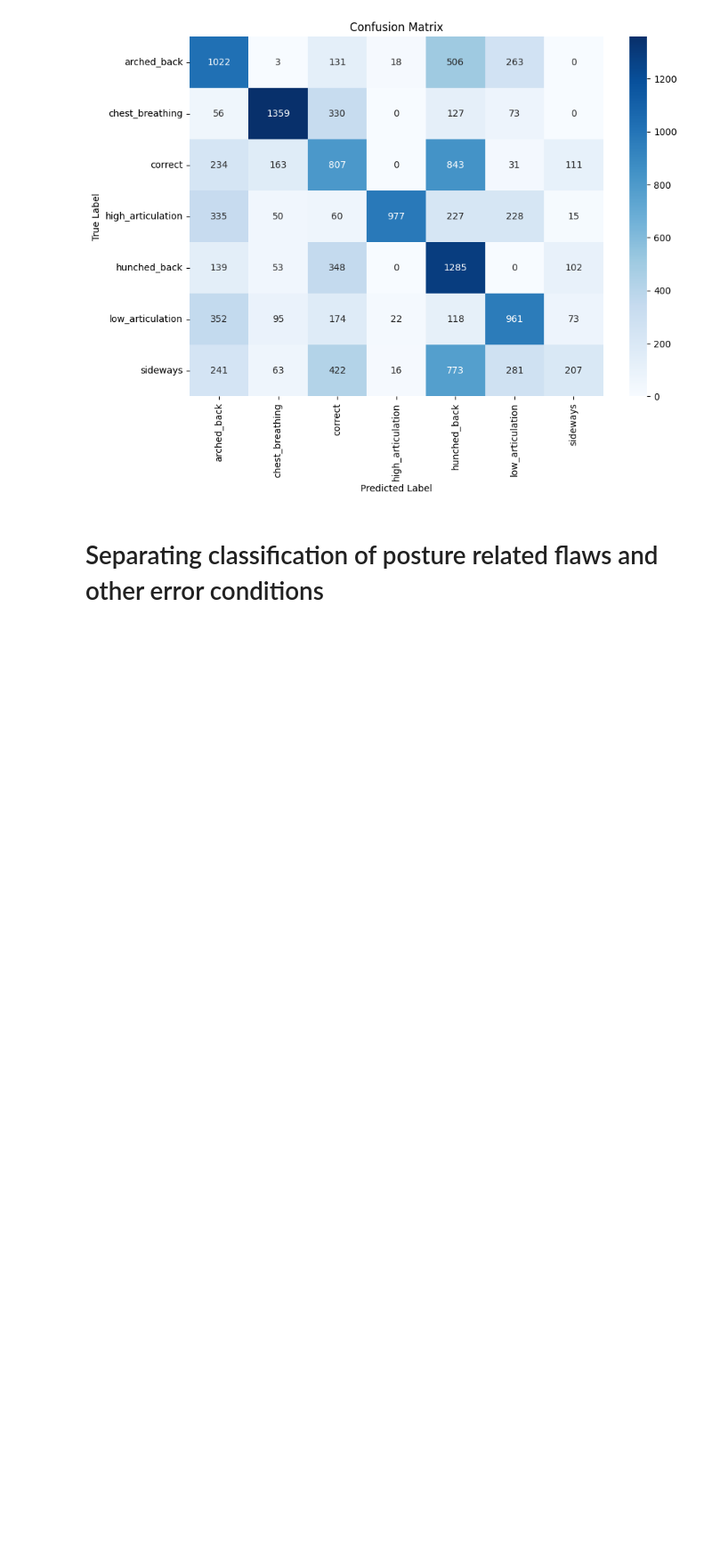
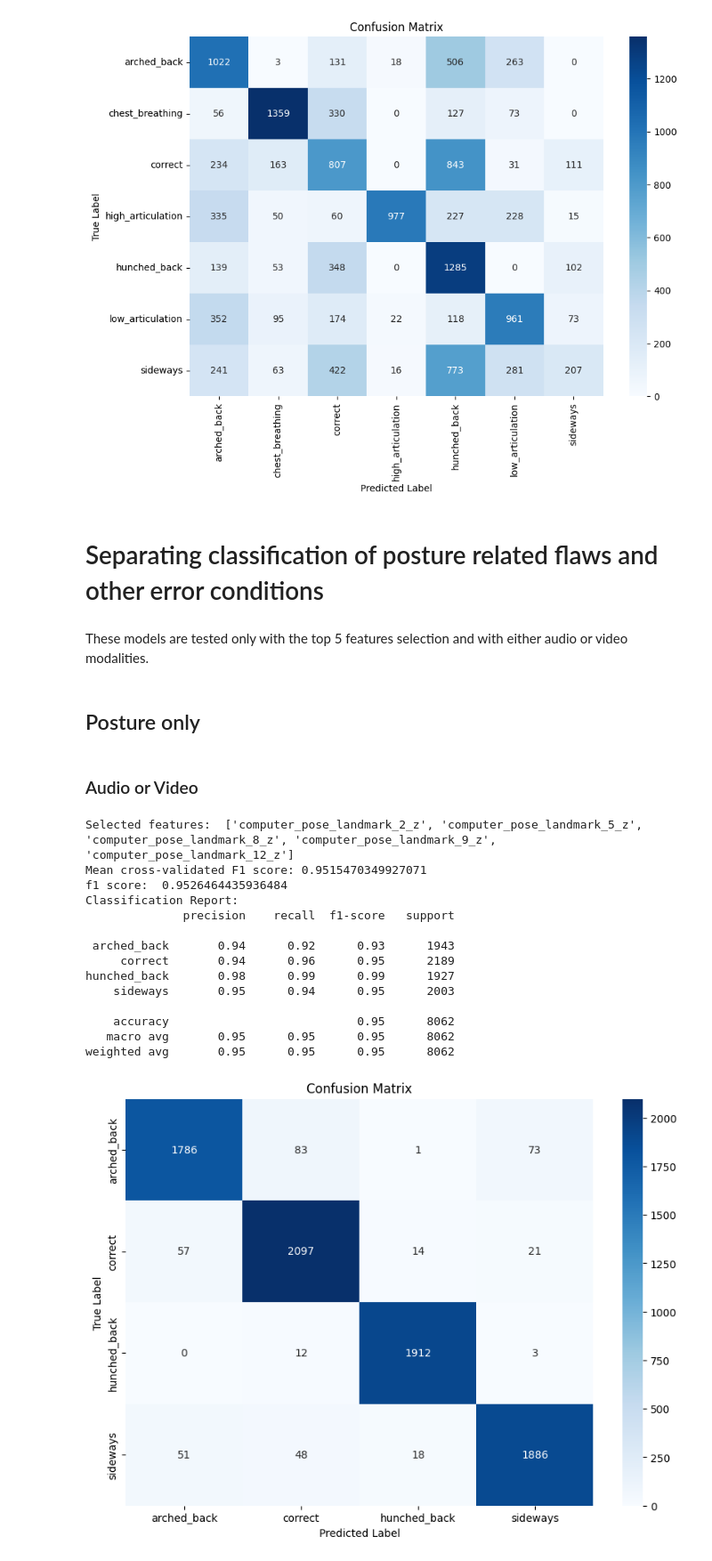
Before and after one commit to suvimh/vocal_data_feature_based_classification, a Jupyter notebook: error_condition_mlp_classifier.ipynb, the cells around one changed output. Shown at 89% size. Cells and saved outputs as stored; diff of their text form; code cells hidden in the pictures; blank space fills up the shorter version.

Commit message:
Separate posture and non-posture MLP classifiers for error condition detection

```diff
--- a/error_condition_mlp_classifier.ipynb
+++ b/error_condition_mlp_classifier.ipynb
@@ -350,3 +347,48 @@ high_articulation       0.95      0.52      0.67      1892
 [figure]
 # %% [markdown]
 # Separating classification of posture related flaws and other error conditions
+# %% [markdown]
+These models are tested only with the top 5 features selection and with either audio or video modalities.
+# %% [markdown]
+## Posture only
+# %% [markdown]
+### Audio or Video
+# %%
+conditions_to_remove = ['high_articulation', 'low_articulation', 'chest_breathing']
+modalities = ['audio', 'video']
+
+#prepare data
+x, y = prepare_data(DATA_FILE, audio_source='computer', classify='recording_condition', num_features=5, modalities=modalities, conditions_to_remove=conditions_to_remove, column_name='recording_condition')
+
+class_names=y.unique()
+
+# Split data into training and test sets
+x_train, x_test, y_train, y_test = train_test_split(x, y, test_size=0.2, random_state=RANDOM_STATE, stratify=y)
+
+#train and evaluate the model
+pipeline = train_mlp(x_train, y_train, HIDDEN_LAYER_SIZE, RANDOM_STATE)
+
+# Evaluate MLP on test set
+f1, class_report, conf_matrix = evaluate_mlp(pipeline, x_test, y_test, class_names)
+
+print("f1 score: ", f1)
+print("Classification Report:")
+print(class_report)
+
+plot_confusion_matrix(conf_matrix, class_names=class_names)
+# %% [output]
+Selected features:  ['computer_pose_landmark_2_z', 'computer_pose_landmark_5_z', 'computer_pose_landmark_8_z', 'computer_pose_landmark_9_z', 'computer_pose_landmark_12_z']
+Mean cross-validated F1 score: 0.9515470349927071
+f1 score:  0.9526464435936484
+Classification Report:
+              precision    recall  f1-score   support
+
+ arched_back       0.94      0.92      0.93      1943
+     correct       0.94      0.96      0.95      2189
+hunched_back       0.98      0.99      0.99      1927
+    sideways       0.95      0.94      0.95      2003
+
+    accuracy                           0.95      8062
+   macro avg       0.95      0.95      0.95      8062
+weighted avg       0.95      0.95      0.95      8062
+[figure, added]
```
Also changed, not shown: parts of 9 cells of this notebook, 4 other files.
